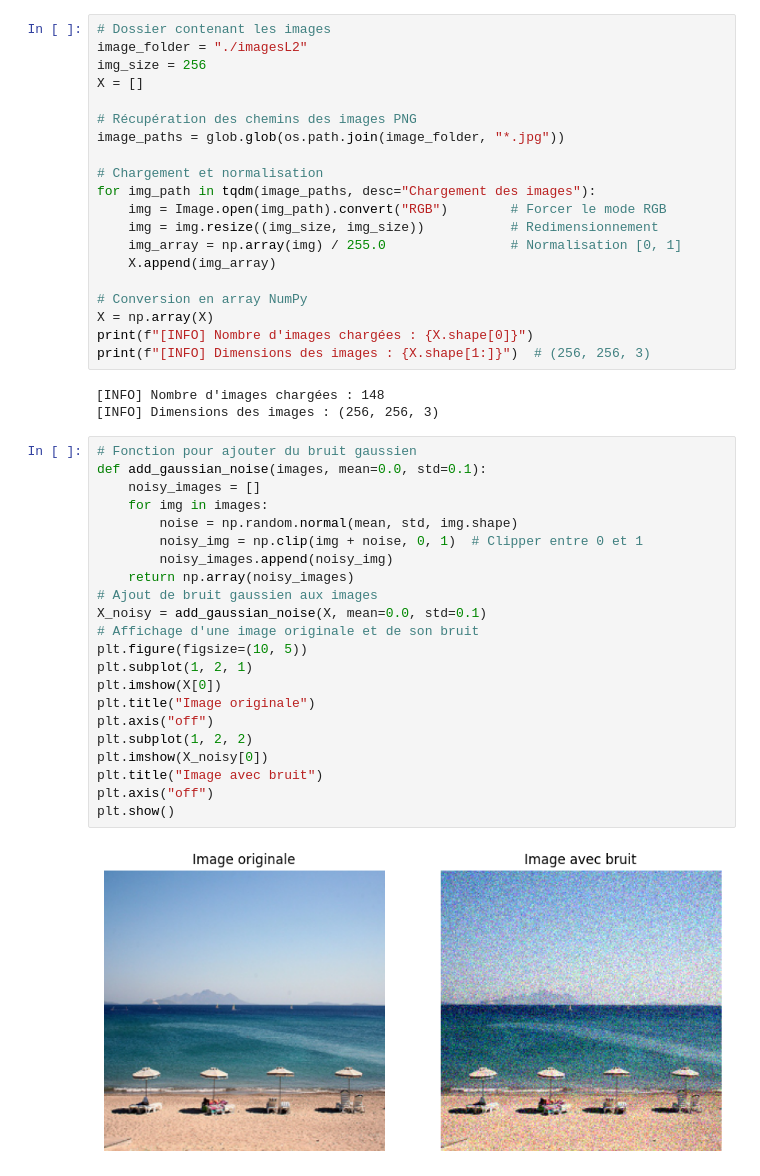
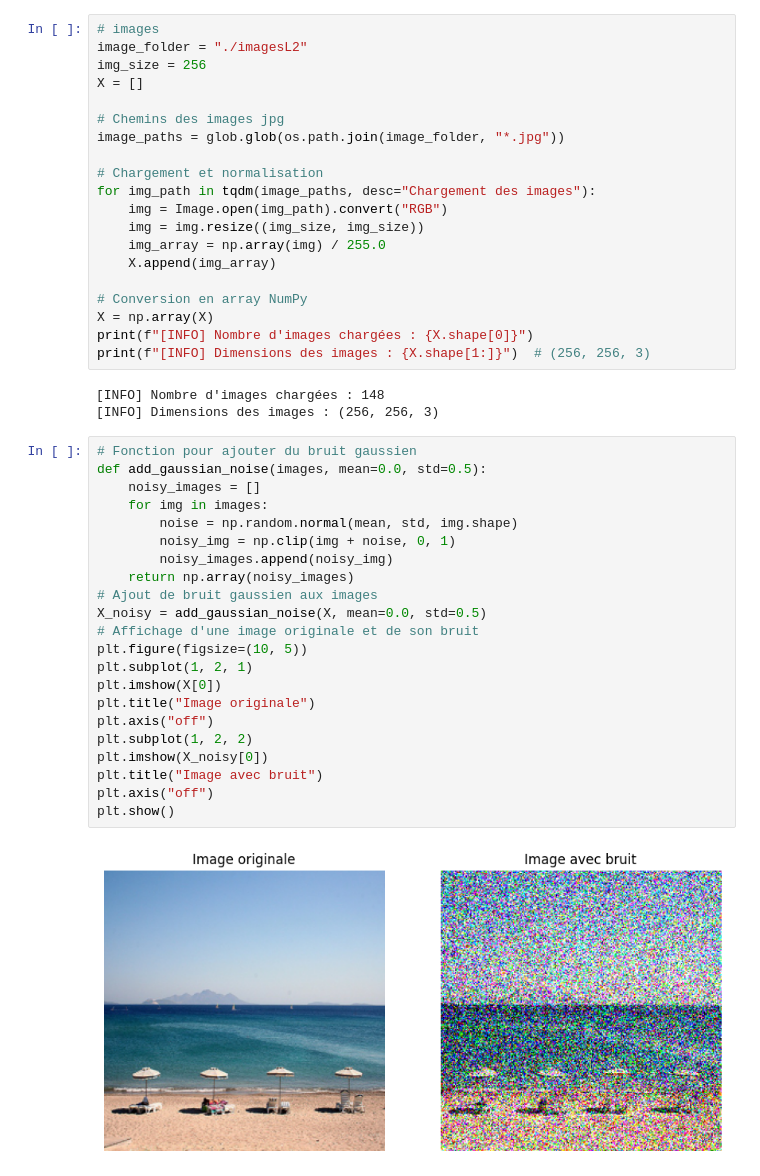
Before and after one commit to clementfornes13/leyenda_project, a Jupyter notebook: Livrable 2.ipynb, the cells around one changed output. Drawn from its saved outputs; the diff is of its cells as text.

```diff
--- a/Livrable 2.ipynb
+++ b/Livrable 2.ipynb
@@ -20,17 +14,17 @@ from keras_tqdm import TQDMCallback
 # %%
-# Dossier contenant les images
+# images
 image_folder = "./imagesL2"
 img_size = 256
 X = []
 
-# Récupération des chemins des images PNG
+# Chemins des images jpg
 image_paths = glob.glob(os.path.join(image_folder, "*.jpg"))
 
 # Chargement et normalisation
 for img_path in tqdm(image_paths, desc="Chargement des images"):
-    img = Image.open(img_path).convert("RGB")        # Forcer le mode RGB
-    img = img.resize((img_size, img_size))           # Redimensionnement
-    img_array = np.array(img) / 255.0                # Normalisation [0, 1]
+    img = Image.open(img_path).convert("RGB")
+    img = img.resize((img_size, img_size))
+    img_array = np.array(img) / 255.0
     X.append(img_array)
 
 # Conversion en array NumPy
@@ -42,25 +36,25 @@ print(f"[INFO] Dimensions des images : {X.shape[1:]}")  # (256, 256, 3)
 [INFO] Dimensions des images : (256, 256, 3)
 # %%
 # Fonction pour ajouter du bruit gaussien
-def add_gaussian_noise(images, mean=0.0, std=0.1):
+def add_gaussian_noise(images, mean=0.0, std=0.5):
     noisy_images = []
     for img in images:
         noise = np.random.normal(mean, std, img.shape)
-        noisy_img = np.clip(img + noise, 0, 1)  # Clipper entre 0 et 1
+        noisy_img = np.clip(img + noise, 0, 1)
         noisy_images.append(noisy_img)
     return np.array(noisy_images)
 # Ajout de bruit gaussien aux images
-X_noisy = add_gaussian_noise(X, mean=0.0, std=0.1)
+X_noisy = add_gaussian_noise(X, mean=0.0, std=0.5)
 # Affichage d'une image originale et de son bruit
 plt.figure(figsize=(10, 5))
 plt.subplot(1, 2, 1)
 plt.imshow(X[0])
 plt.title("Image originale")
 plt.axis("off")
 plt.subplot(1, 2, 2)
 plt.imshow(X_noisy[0])
 plt.title("Image avec bruit")
 plt.axis("off")
 plt.show()
 # %% [output]
-[figure, old version]
+[figure, new version]
```
Also changed, not shown: parts of 6 cells of this notebook, 1 other file.
